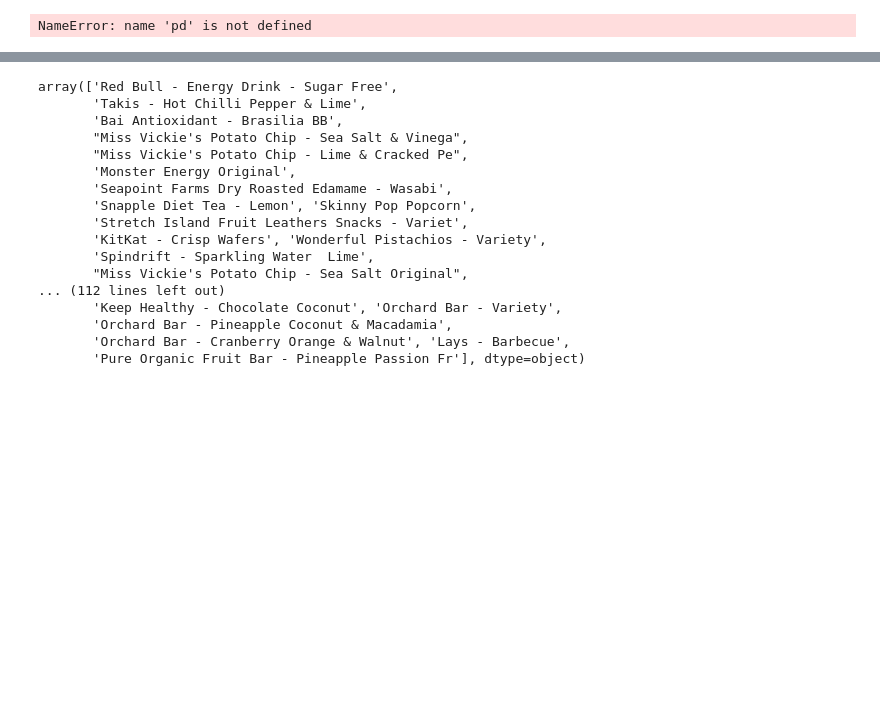
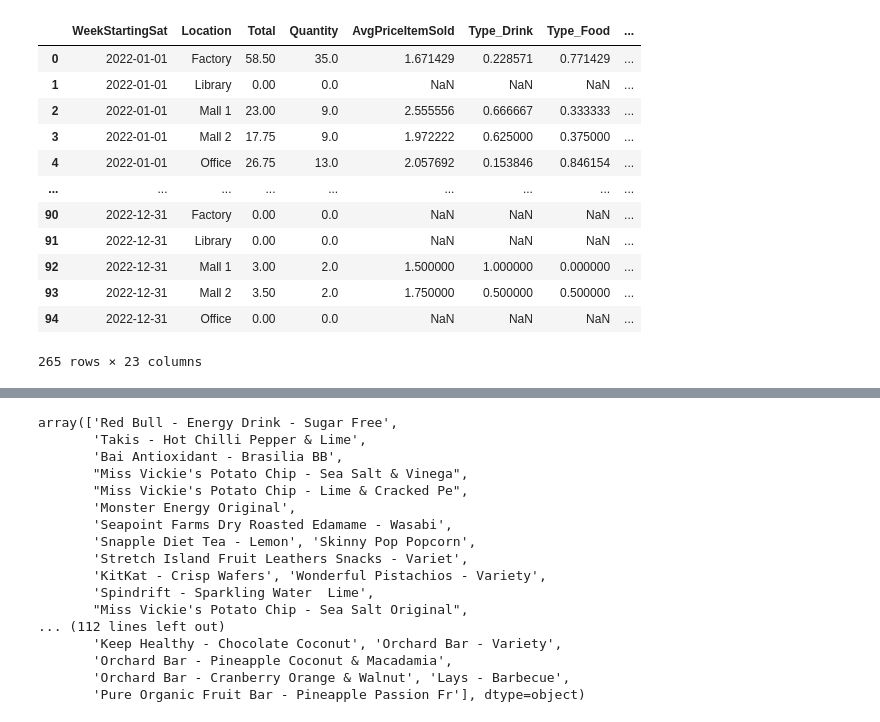
Before and after one commit to tomweinandy/AIinPowerBI, a Jupyter notebook: clean_vending_data.ipynb, the cells around one changed output, grey strips where cells are left out. Cells and saved outputs as stored; diff of their text form; code cells hidden in the pictures; blank space fills up the shorter version.

```diff
--- a/clean_vending_data.ipynb
+++ b/clean_vending_data.ipynb
@@ -155,21 +100,57 @@ print(df)
-# %%
-df = pd.read_csv('vending.csv')
-
-# Convert 'Date' column to datetime format and set it as the index
-# df['Date'] = pd.to_datetime(df['Date'])
-# df.set_index('WeekNum', inplace=True)
-
-# Group by 'Location' and resample by day, summing 'LineTotal'
-# df = df.groupby('Location').resample('WeekNum').agg({'LineTotal': 'sum'})
-df = df.groupby(['WeekNum','Location']).sum(numeric_only=True)
-
-# Fill missing days with 0
-df = df.fillna(0)
-
-# Reset the index to have 'Location' and 'Date' as columns again
-# df.reset_index(inplace=True)
-
-# Print the updated DataFrame
-print(df)
-# %% [output]
-NameError: name 'pd' is not defined
+# %%
+import pandas as pd
+import numpy as np
+
+df1 = df[['WeekStartingSat', 'Location', 'Total', 'Quantity']].groupby(['WeekStartingSat', 'Location']).sum()
+df1['AvgPriceItemSold'] = df1['Total']/df1['Quantity']
+
+df2 = df[['WeekStartingSat', 'Location',
+               'Type_Drink', 'Type_Food',
+               'Category_Carbonated', 'Category_Non Carbonated', 'Category_Salty', 'Category_Sweet', 'Category_Water',
+               'HealthyMarketing_False', 'HealthyMarketing_True',
+               'Payment_Cash','Payment_Credit',
+               'DayOfWeek_Sat', 'DayOfWeek_Sun', 'DayOfWeek_Mon', 'DayOfWeek_Tue', 'DayOfWeek_Wed', 'DayOfWeek_Thu', 'DayOfWeek_Fri'
+               ]].groupby(['WeekStartingSat', 'Location']).mean()
+
+df_week = pd.merge(df1, df2, left_index=True, right_index=True)
+
+# Generate weekly dates for 2022
+dates = pd.date_range(start='2022-01-01', end='2022-12-31', freq='W-SAT').strftime('%-m/%-d/%y')
+
+# Create a list of store names
+locations = ["Factory", "Library", "Office", "Mall 1", "Mall 2"]
+
+# Create a MultiIndex from the Cartesian product of dates and stores
+index = pd.MultiIndex.from_product([dates, locations], names=['WeekStartingSat', 'Location'])
+
+# Create a DataFrame with the multiindex
+data = pd.DataFrame(np.nan, index=index, columns=['Sales'])
+
+
+df_week = pd.merge(data, df_week, how='outer', left_index=True, right_index=True)
+df_week = df_week.drop(columns='Sales')
+
+df_week['Total'] = df_week['Total'].fillna(0)
+df_week['Quantity'] = df_week['Quantity'].fillna(0)
+
+df_week = df_week.reset_index()
+df_week['WeekStartingSat'] = pd.to_datetime(df_week['WeekStartingSat'], format='%m/%d/%y')
+df_week = df_week.sort_values(by=['WeekStartingSat', 'Location'])
+
+df_week.to_csv('vending_revenue.csv', index=False)
+# %%
+df_week
+# %% [output]
+|  | WeekStartingSat | Location | Total | Quantity | AvgPriceItemSold | Type_Drink | Type_Food | ... |
+| 0 | 2022-01-01 | Factory | 58.50 | 35.0 | 1.671429 | 0.228571 | 0.771429 | ... |
+| 1 | 2022-01-01 | Library | 0.00 | 0.0 | NaN | NaN | NaN | ... |
+| 2 | 2022-01-01 | Mall 1 | 23.00 | 9.0 | 2.555556 | 0.666667 | 0.333333 | ... |
+| 3 | 2022-01-01 | Mall 2 | 17.75 | 9.0 | 1.972222 | 0.625000 | 0.375000 | ... |
+| 4 | 2022-01-01 | Office | 26.75 | 13.0 | 2.057692 | 0.153846 | 0.846154 | ... |
+| ... | ... | ... | ... | ... | ... | ... | ... | ... |
+| 90 | 2022-12-31 | Factory | 0.00 | 0.0 | NaN | NaN | NaN | ... |
+| 91 | 2022-12-31 | Library | 0.00 | 0.0 | NaN | NaN | NaN | ... |
+| 92 | 2022-12-31 | Mall 1 | 3.00 | 2.0 | 1.500000 | 1.000000 | 0.000000 | ... |
+| 93 | 2022-12-31 | Mall 2 | 3.50 | 2.0 | 1.750000 | 0.500000 | 0.500000 | ... |
+| 94 | 2022-12-31 | Office | 0.00 | 0.0 | NaN | NaN | NaN | ... |
+265 rows × 23 columns
```
Also changed, not shown: parts of 18 cells of this notebook, 3 other files.
